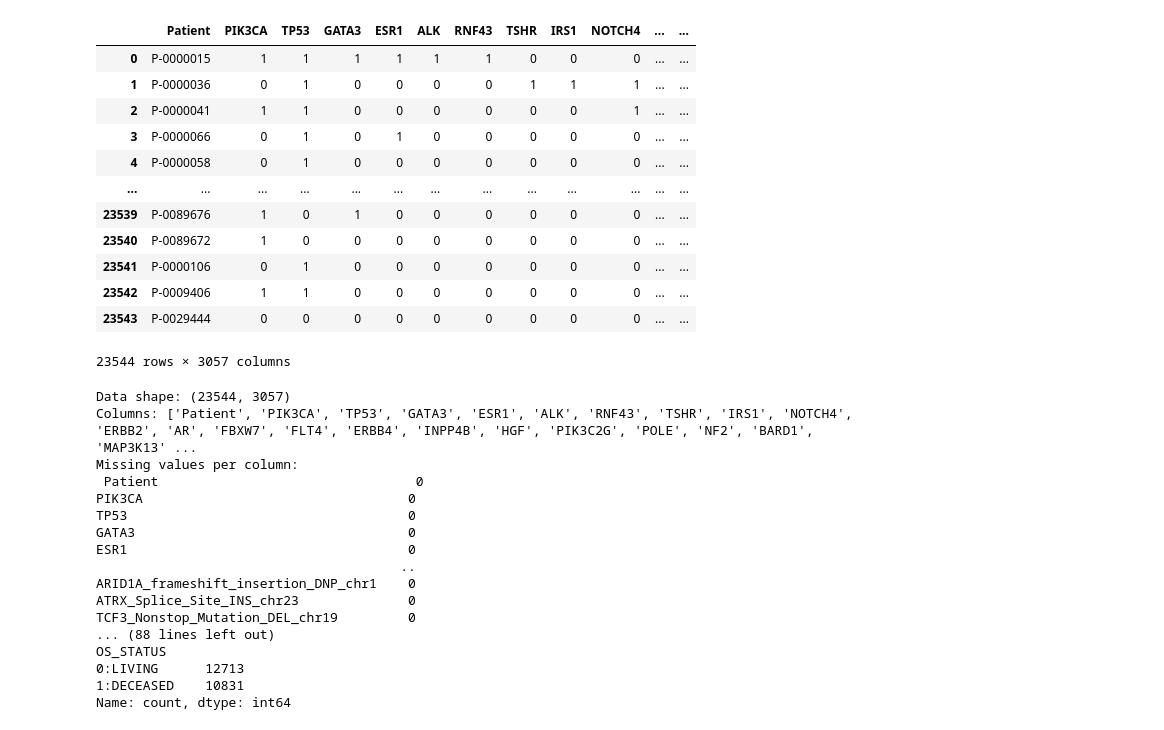
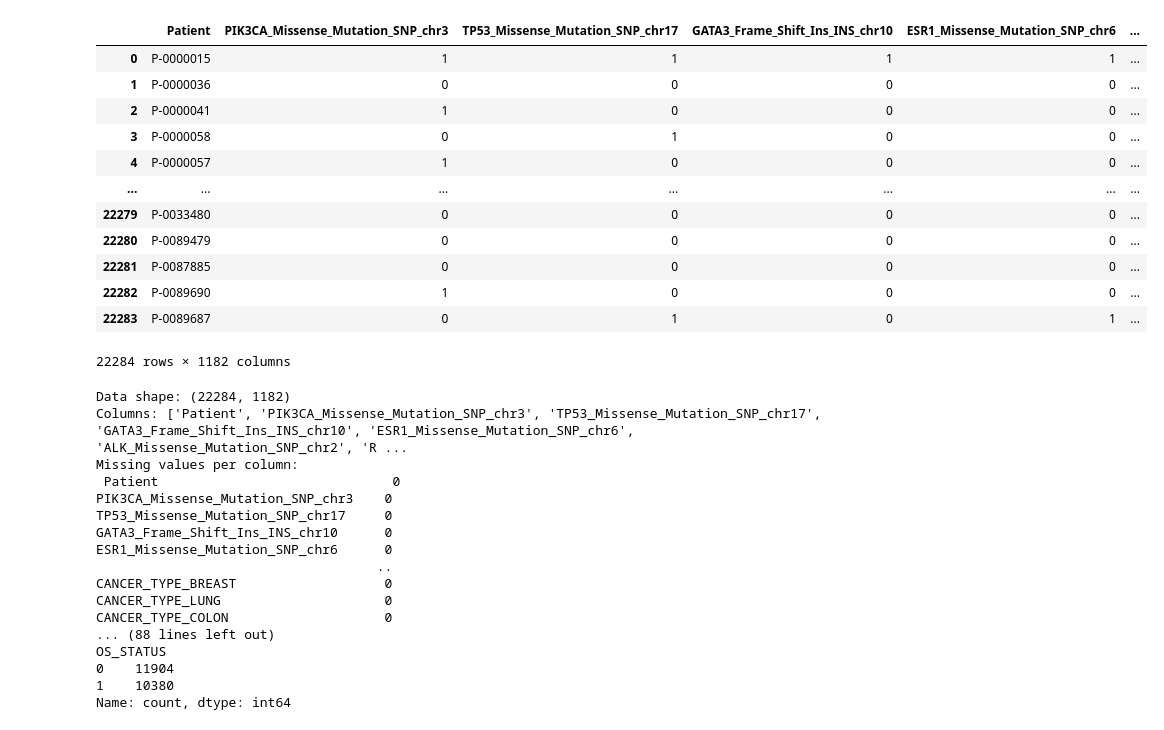
Before and after one commit to Lyce24/DLG_Final_Project, a Jupyter notebook: data_processing/data_analysis.ipynb, the cells around one changed output. Drawn from its saved outputs; the diff is of its cells as text; code cells hidden in the pictures.

```diff
--- a/data_processing/data_analysis.ipynb
+++ b/data_processing/data_analysis.ipynb
@@ -1,24 +1,24 @@
 # %%
 import pandas as pd
 
 # save the patients_df
-df = pd.read_csv('../data/msk_2024_mutations_final.csv')
+df = pd.read_csv('../data/msk_2024_fe.csv')
 
 df
 # %% [output]
-|  | Patient | PIK3CA | TP53 | GATA3 | ESR1 | ALK | RNF43 | TSHR | IRS1 | NOTCH4 | ... | ... |
-| 0 | P-0000015 | 1 | 1 | 1 | 1 | 1 | 1 | 0 | 0 | 0 | ... | ... |
-| 1 | P-0000036 | 0 | 1 | 0 | 0 | 0 | 0 | 1 | 1 | 1 | ... | ... |
-| 2 | P-0000041 | 1 | 1 | 0 | 0 | 0 | 0 | 0 | 0 | 1 | ... | ... |
-| 3 | P-0000066 | 0 | 1 | 0 | 1 | 0 | 0 | 0 | 0 | 0 | ... | ... |
-| 4 | P-0000058 | 0 | 1 | 0 | 0 | 0 | 0 | 0 | 0 | 0 | ... | ... |
-| ... | ... | ... | ... | ... | ... | ... | ... | ... | ... | ... | ... | ... |
-| 23539 | P-0089676 | 1 | 0 | 1 | 0 | 0 | 0 | 0 | 0 | 0 | ... | ... |
-| 23540 | P-0089672 | 1 | 0 | 0 | 0 | 0 | 0 | 0 | 0 | 0 | ... | ... |
-| 23541 | P-0000106 | 0 | 1 | 0 | 0 | 0 | 0 | 0 | 0 | 0 | ... | ... |
-| 23542 | P-0009406 | 1 | 1 | 0 | 0 | 0 | 0 | 0 | 0 | 0 | ... | ... |
-| 23543 | P-0029444 | 0 | 0 | 0 | 0 | 0 | 0 | 0 | 0 | 0 | ... | ... |
+|  | Patient | PIK3CA_Missense_Mutation_SNP_chr3 | TP53_Missense_Mutation_SNP_chr17 | GATA3_Frame_Shift_Ins_INS_chr10 | ESR1_Missense_Mutation_SNP_chr6 | ... |
+| 0 | P-0000015 | 1 | 1 | 1 | 1 | ... |
+| 1 | P-0000036 | 0 | 0 | 0 | 0 | ... |
+| 2 | P-0000041 | 1 | 0 | 0 | 0 | ... |
+| 3 | P-0000058 | 0 | 1 | 0 | 0 | ... |
+| 4 | P-0000057 | 1 | 0 | 0 | 0 | ... |
+| ... | ... | ... | ... | ... | ... | ... |
+| 22279 | P-0033480 | 0 | 0 | 0 | 0 | ... |
+| 22280 | P-0089479 | 0 | 0 | 0 | 0 | ... |
+| 22281 | P-0087885 | 0 | 0 | 0 | 0 | ... |
+| 22282 | P-0089690 | 1 | 0 | 0 | 0 | ... |
+| 22283 | P-0089687 | 0 | 1 | 0 | 1 | ... |
-23544 rows × 3057 columns
+22284 rows × 1182 columns
 # %%
 import pandas as pd
 import numpy as np
@@ -38,20 +38,20 @@ print(df.describe())
 print("\nOS_STATUS value counts:")
 print(df['OS_STATUS'].value_counts())
 # %% [output]
-Data shape: (23544, 3057)
-Columns: ['Patient', 'PIK3CA', 'TP53', 'GATA3', 'ESR1', 'ALK', 'RNF43', 'TSHR', 'IRS1', 'NOTCH4', 'ERBB2', 'AR', 'FBXW7', 'FLT4', 'ERBB4', 'INPP4B', 'HGF', 'PIK3C2G', 'POLE', 'NF2', 'BARD1', 'MAP3K13' ...
+Data shape: (22284, 1182)
+Columns: ['Patient', 'PIK3CA_Missense_Mutation_SNP_chr3', 'TP53_Missense_Mutation_SNP_chr17', 'GATA3_Frame_Shift_Ins_INS_chr10', 'ESR1_Missense_Mutation_SNP_chr6', 'ALK_Missense_Mutation_SNP_chr2', 'R ...
 Missing values per column:
- Patient                                 0
-PIK3CA                                  0
-TP53                                    0
-GATA3                                   0
-ESR1                                    0
-                                       ..
-ARID1A_frameshift_insertion_DNP_chr1    0
-ATRX_Splice_Site_INS_chr23              0
-TCF3_Nonstop_Mutation_DEL_chr19         0
+ Patient                              0
+PIK3CA_Missense_Mutation_SNP_chr3    0
+TP53_Missense_Mutation_SNP_chr17     0
+GATA3_Frame_Shift_Ins_INS_chr10      0
+ESR1_Missense_Mutation_SNP_chr6      0
+                                    ..
+CANCER_TYPE_BREAST                   0
+CANCER_TYPE_LUNG                     0
+CANCER_TYPE_COLON                    0
 ... (88 lines left out)
 OS_STATUS
-0:LIVING      12713
-1:DECEASED    10831
+0    11904
+1    10380
 Name: count, dtype: int64
```
Also changed, not shown: parts of 6 cells of this notebook, 47 other files.
